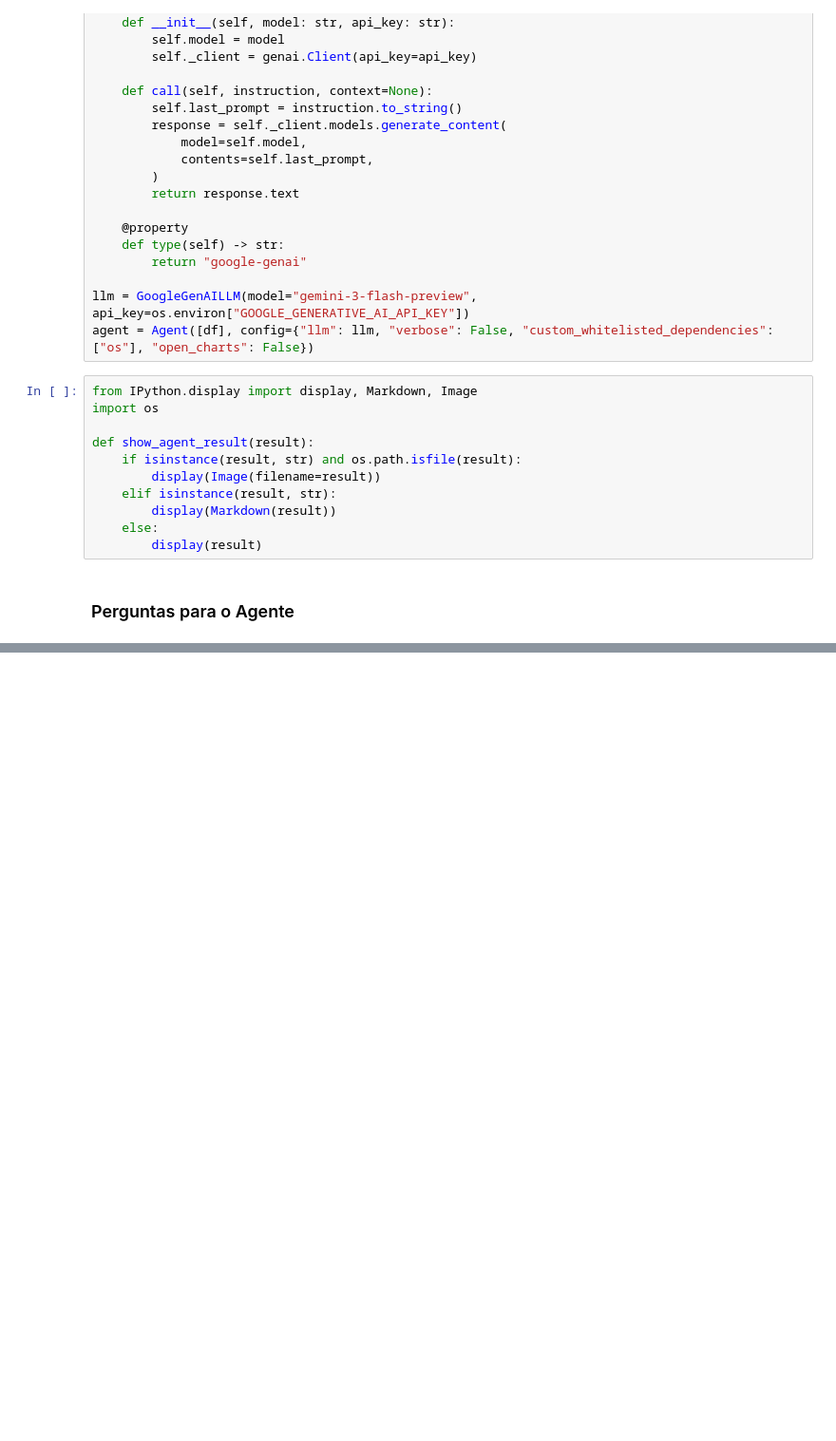
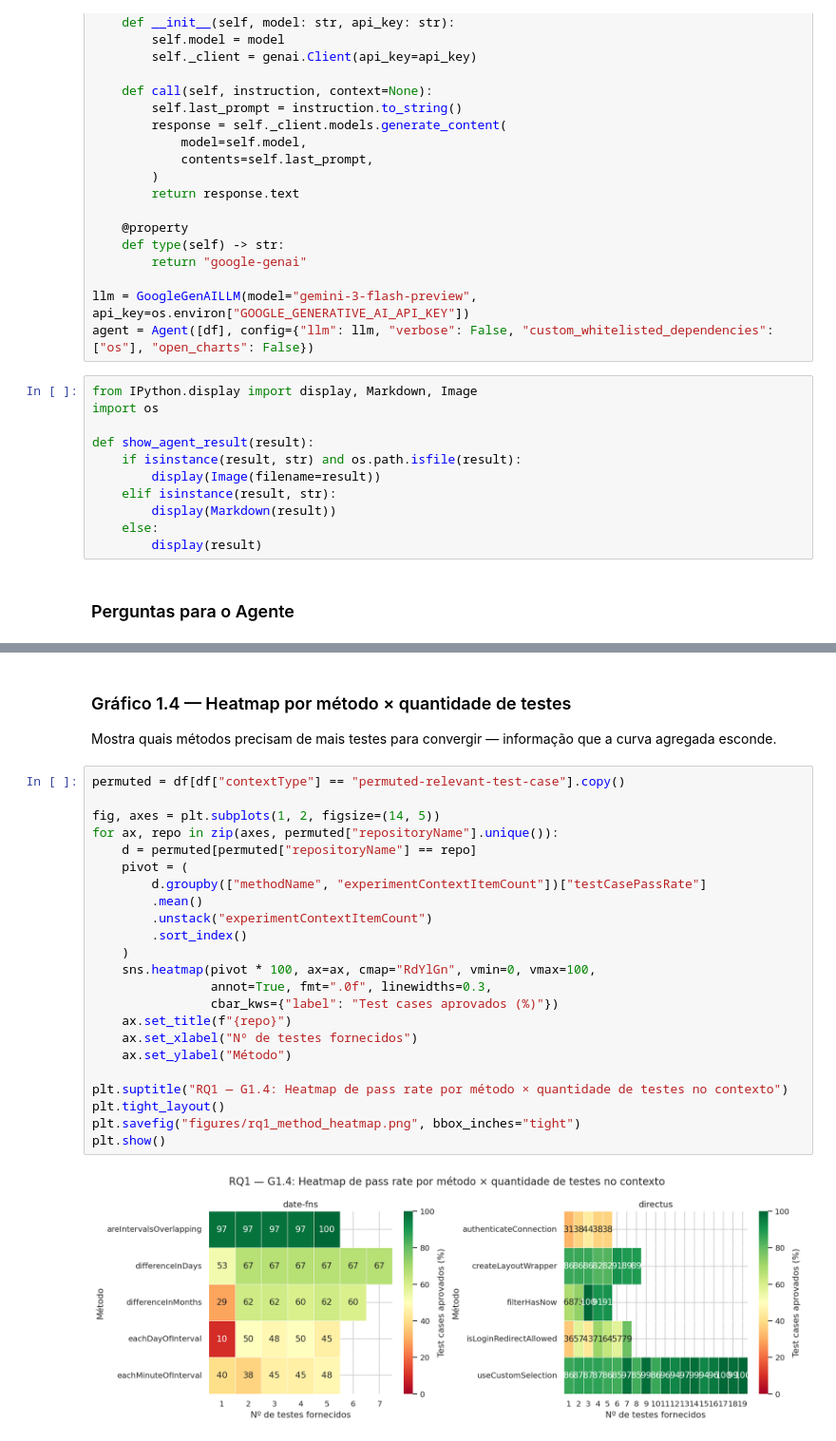
Before and after one commit to guilhermebkel/vem2026-test-driven-prompting, a Jupyter notebook: research/analysis.ipynb, the cells around one changed output, grey strips where cells are left out. Shown at 95% size. Saved outputs shown, nothing was run; the diff lists cells and outputs as text; blank space fills up the shorter version.

```diff
--- a/research/analysis.ipynb
+++ b/research/analysis.ipynb
@@ -306,0 +440,29 @@ Sim, os dados indicam padrões claros sobre a utilidade do contexto:
+# %% [markdown]
+### Gráfico 1.4 — Heatmap por método × quantidade de testes
+
+Mostra quais métodos precisam de mais testes para convergir — informação que a curva agregada esconde.
+# %%
+permuted = df[df["contextType"] == "permuted-relevant-test-case"].copy()
+
+fig, axes = plt.subplots(1, 2, figsize=(14, 5))
+for ax, repo in zip(axes, permuted["repositoryName"].unique()):
+    d = permuted[permuted["repositoryName"] == repo]
+    pivot = (
+        d.groupby(["methodName", "experimentContextItemCount"])["testCasePassRate"]
+        .mean()
+        .unstack("experimentContextItemCount")
+        .sort_index()
+    )
+    sns.heatmap(pivot * 100, ax=ax, cmap="RdYlGn", vmin=0, vmax=100,
+                annot=True, fmt=".0f", linewidths=0.3,
+                cbar_kws={"label": "Test cases aprovados (%)"})
+    ax.set_title(f"{repo}")
+    ax.set_xlabel("Nº de testes fornecidos")
+    ax.set_ylabel("Método")
+
+plt.suptitle("RQ1 — G1.4: Heatmap de pass rate por método × quantidade de testes no contexto")
+plt.tight_layout()
+plt.savefig("figures/rq1_method_heatmap.png", bbox_inches="tight")
+plt.show()
+# %% [output]
+[figure, added]
```
Also changed, not shown: parts of 22 cells of this notebook, 23 other files.
